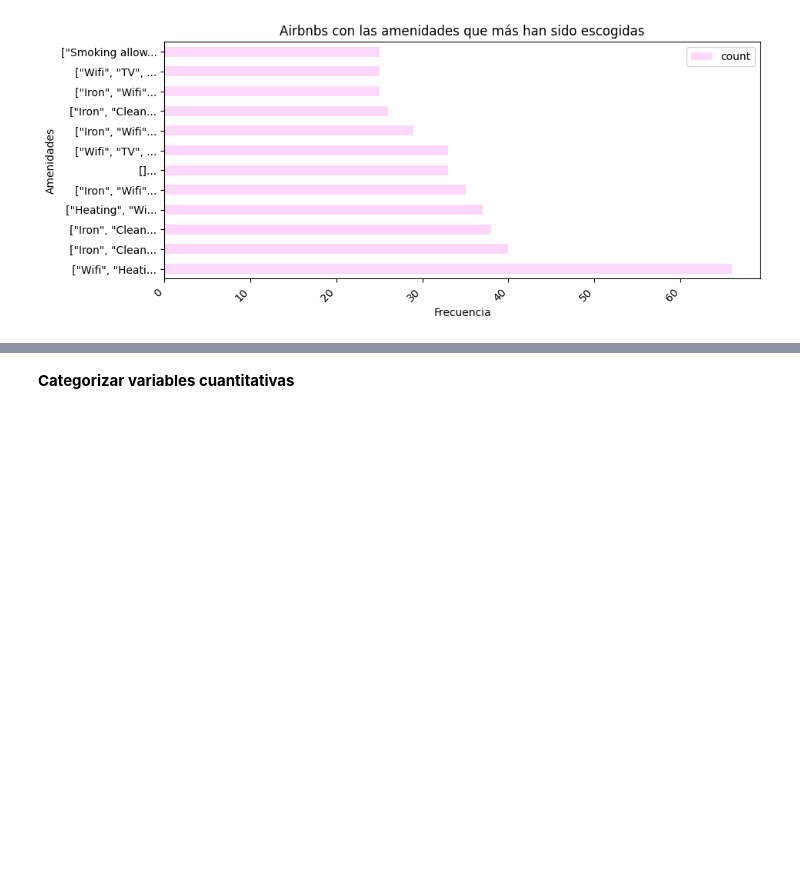
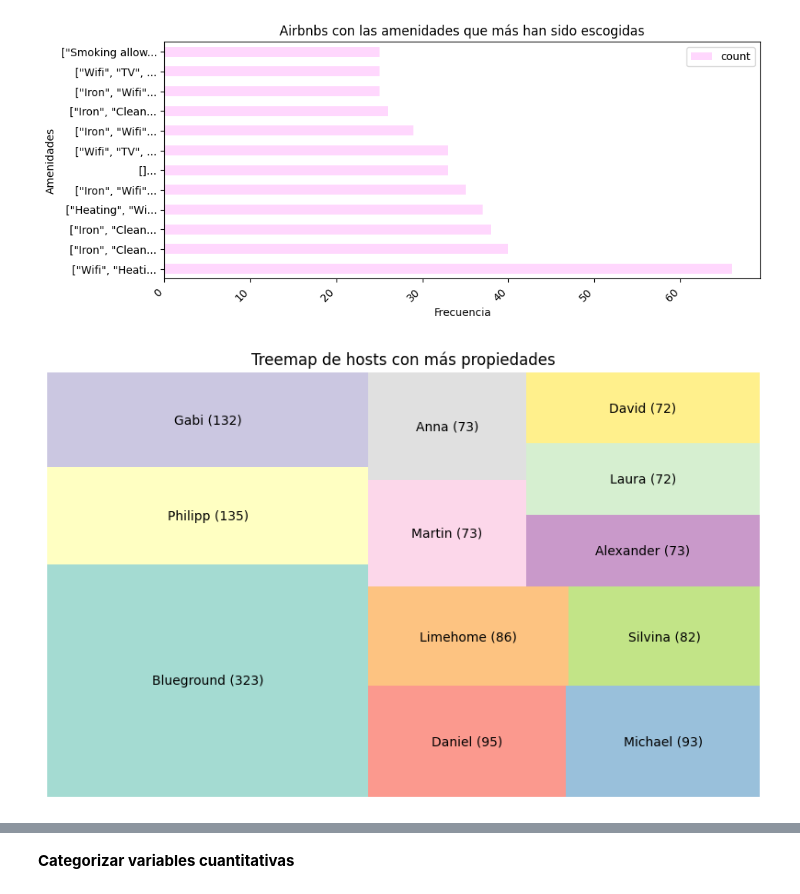
Before and after one commit to Raydays55/Actividad-5, a Jupyter notebook: Act5.ipynb, the cells around one changed output, grey strips where cells are left out. Saved outputs shown, nothing was run; the diff lists cells and outputs as text; code cells hidden in the pictures; blank space fills up the shorter version.

```diff
--- a/Act5.ipynb
+++ b/Act5.ipynb
@@ -182,22 +183,27 @@ plt.ylabel('Amenidades')
 Text(0, 0.5, 'Amenidades')
 [figure]
 # %%
-# 7. Análisis univariado 'amenities'
-Tabla_freq_amenities = df_extrac['amenities'].value_counts().reset_index()
-Tabla_freq_amenities
+# 7. Análisis univariado 'host_name'
+Tabla_freq_host_name = df_extrac['host_name'].value_counts().reset_index()
+Tabla_freq_host_name
 
 # Filtro de valores más relevantes de la variable categórica
-Filtro_amenities = Tabla_freq_amenities[Tabla_freq_amenities['count'] > 23]
-Filtro_amenities.head(11)
+Filtro_host_names = Tabla_freq_host_name[Tabla_freq_host_name['count'] >= 72]
+Filtro_host_names.head(15)
 
 # Ajustar el índice del DF
-Filtro_index_amenities= Filtro_amenities.set_index('amenities')
-Filtro_index_amenities
+Filtro_index_host_names = Filtro_host_names.set_index('host_name')
+Filtro_index_host_names
 
 # Realizar gráfica de barras del DF filtrado, Análisis univariado de una frecuencia
-Filtro_index_amenities.index = Filtro_index_amenities.index.str.slice(0, 15) + "..."
-Filtro_index_amenities.plot(kind= 'barh', figsize= (10,4), alpha = 0.8, colormap = 'vanimo')
-plt.title('Airbnbs con las amenidades que más han sido escogidas')
-plt.xticks(rotation=45, ha='right')
-plt.xlabel('Frecuencia')
-plt.ylabel('Amenidades')
+sizes = Filtro_index_host_names['count']
+labels = Filtro_index_host_names.index + " (" + Filtro_index_host_names['count'].astype(str) + ")"
+
+# Gráfica
+plt.figure(figsize=(10,6))
+squarify.plot(sizes=sizes, label=labels, alpha=0.8, color=plt.cm.Set3.colors)
+plt.title("Treemap de hosts con más propiedades")
+plt.axis("off")
+plt.show()
+# %% [output]
+[figure, added]
```
Also changed, not shown: parts of 3 cells of this notebook.
